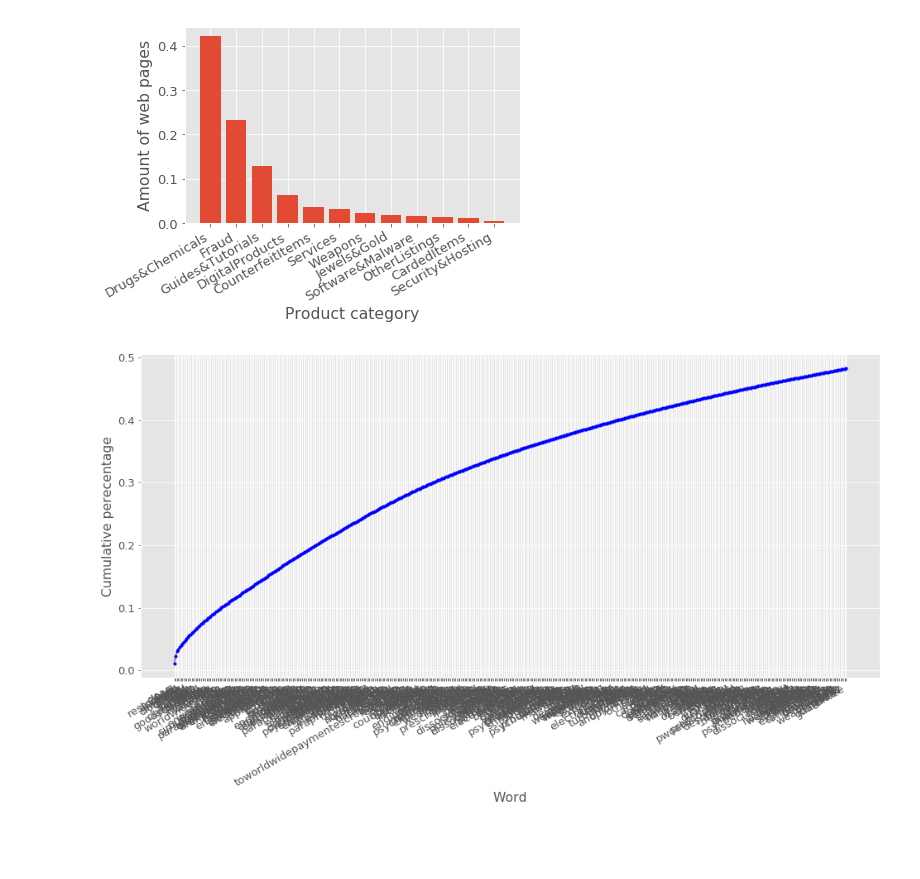
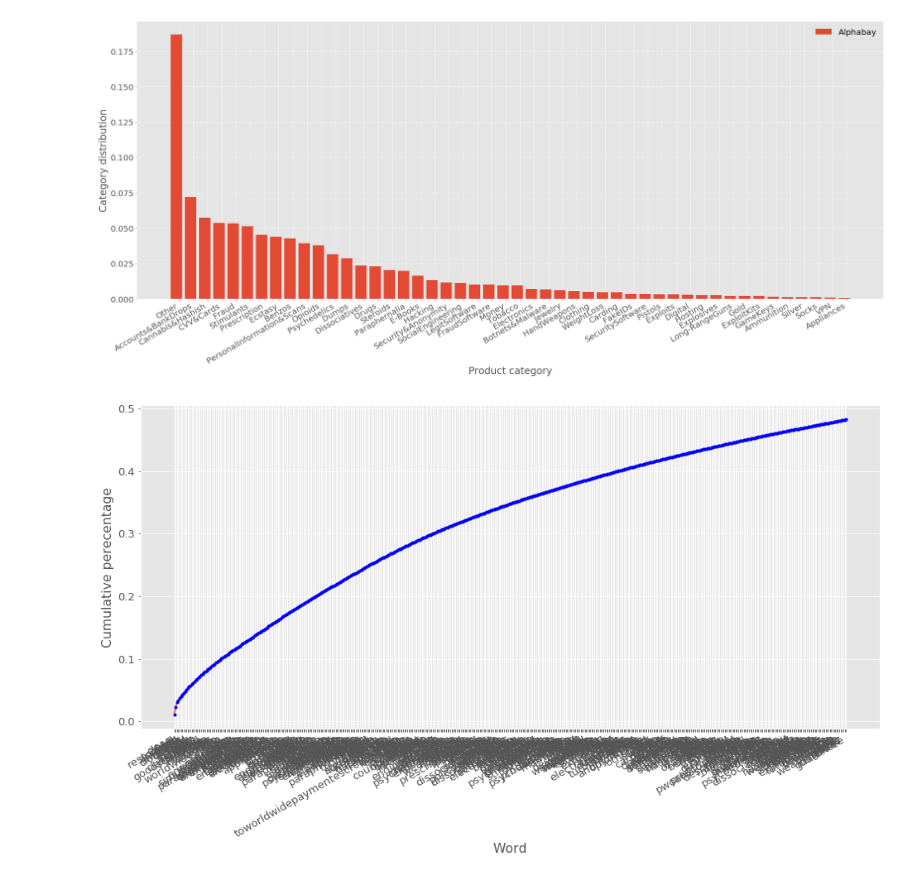
Before and after one commit to hampusadamsson/darknet_market_analyzis, a Jupyter notebook: dataset_evaluation.ipynb, the cells around one changed output. Saved outputs shown, nothing was run; the diff lists cells and outputs as text; code cells hidden in the pictures; blank space fills up the shorter version.

Commit message:
dataset modification

```diff
--- a/dataset_evaluation.ipynb
+++ b/dataset_evaluation.ipynb
@@ -13,12 +13,13 @@ from sklearn.feature_extraction.text import CountVectorizer
 matplotlib.style.use("ggplot")
 matplotlib.rcParams.update({'font.size': 13})
 # %%
-dataset = pickle.load( open( "dataset/dataset_alphabay_nocheat.p", "rb" ) )
-# dataset = pickle.load( open( "dataset/dataset_alphabay.p", "rb" ) )
-# dataset = pickle.load( open( "dataset/dataset_silkroad.p", "rb" ) )
-# dataset = pickle.load( open( "dataset/dataset_poseidon_nocheat.p", "rb" ) )
-# dataset = pickle.load( open( "dataset/ab_dist_categories.p", "rb"))
+dataset = []
+# dataset = pickle.load(open("dataset/ab_dist_categories.p", "rb"))
+# dataset = pickle.load(open("dataset/dataset_alphabay.p", "rb"))
+# dataset = pickle.load(open("dataset/dataset_silkroad.p", "rb"))
+dataset.append((pickle.load(open("dataset/dataset_poseidon_nocheat.p", "rb")), "Poseidon"))
+dataset.append((pickle.load(open("dataset/dataset_alphabay_nocheat.p", "rb")), "Alphabay"))
 
-pprint(dataset[0].keys())
-pprint(len(dataset)) # 8376 listings in dir
+for x,nm in dataset:
+    print(nm, ":", len(x), "samples, \n", x[0].keys())
 # %% [output]
@@ -41,30 +61,48 @@ for x in dataset:
 # %%
-matplotlib.rcParams.update({'font.size': 13})
-def get_category():
-    tot = 0
-    data_={}
-    for cat in category_main:
-        try:
-            data_[cat] += 1
-        except:
-            data_[cat] = 1
-        tot+=1
+matplotlib.rcParams.update({'font.size': 20})
 
-    d_key = [k for k in sorted(data_, key=lambda k: data_[k], reverse=True)]
-    d_val = [data_.get(k)/tot for k in d_key]
+def get_category(inp):
+    fig = matplotlib.pyplot.gcf()
+    fig.set_size_inches(33, 14)
 
-    fig = matplotlib.pyplot.gcf()
-#     fig.set_size_inches(25, 14)
-    plt.ylabel("Amount of web pages")
+    d_key = None
+    for i,dt in enumerate(inp):
+        _,y = dt
+
+        tot = 0
+        data_={}
+        for cat in category[y]:
+            cat = cat.split("/")[1]
+            try:
+                data_[cat] += 1
+            except:
+                data_[cat] = 1
+            tot+=1
+
+        if d_key==None:
+            d_key = [k for k in sorted(data_, key=lambda k: data_[k], reverse=True)] #if k!="OtherListings"
+
+#         d_val = [data_.get(k)/tot for k in d_key]
+
+        d_val = []
+        for k in d_key:
+            if k in data_.keys():
+                d_val.append(data_.get(k)/tot)
+            else:
+                d_val.append(0)
+
+        plt.bar(np.arange(len(d_key))+(0.8/len(inp)*i)-.2, d_val, 0.8/len(inp), align='center', label=y)
+
+    plt.ylabel("Category distribution")
     plt.xlabel("Product category")
-    plt.bar(range(len(data_)), d_val, align='center')
-    plt.xticks(range(len(data_)), d_key)
+    plt.legend()
+    plt.xticks(range(len(d_key)), d_key)
     fig.autofmt_xdate()
     plt.show()
 
-get_category()
+get_category([dataset[1]])
 # %% [output]
-[figure, old version]
+[figure, new version]
 # %%
 def get_word_dist(disp_nr=15):
     inp = desc
```
Also changed, not shown: parts of 2 cells of this notebook, 1 other file.
